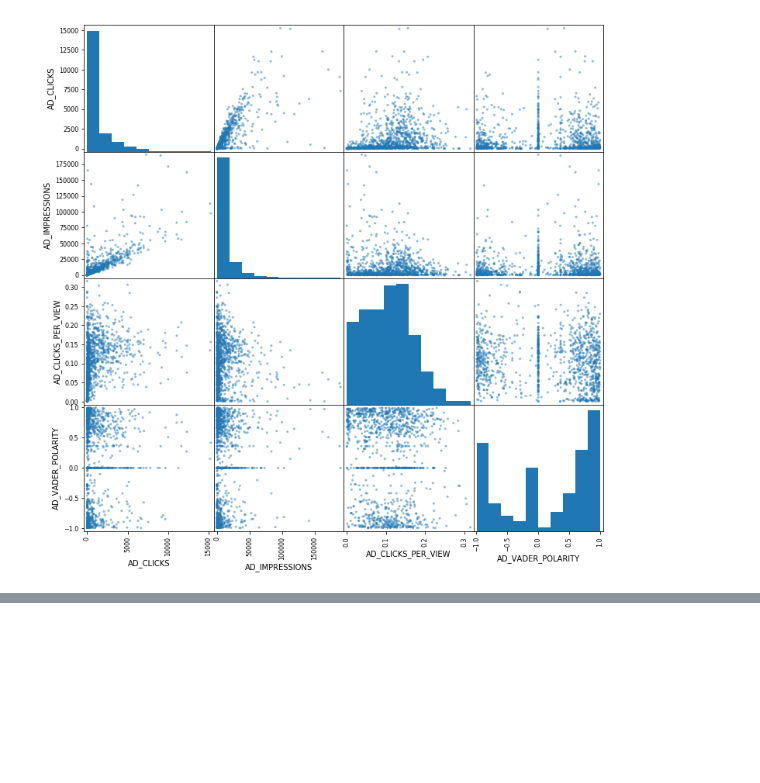
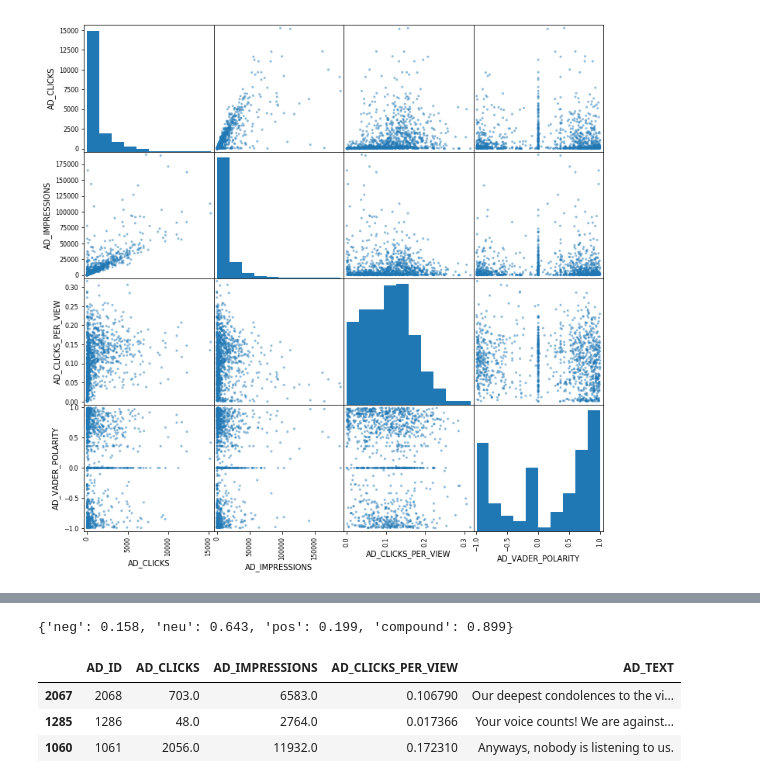
Before and after one commit to JulianJ1/IRA_Facebook_Ads, a Jupyter notebook: Scripts/sentiment_analysis.ipynb, the cells around one changed output, grey strips where cells are left out. Cells and saved outputs as stored; diff of their text form; code cells hidden in the pictures; blank space fills up the shorter version.

```diff
--- a/Scripts/sentiment_analysis.ipynb
+++ b/Scripts/sentiment_analysis.ipynb
@@ -455,0 +473,11 @@ ira_data['AD_TEXT'].iloc[345]
+# %%
+sid.polarity_scores(str(ira_data[ira_data['AD_ID']==725]['AD_TEXT']))
+# %% [output]
+{'neg': 0.158, 'neu': 0.643, 'pos': 0.199, 'compound': 0.899}
+# %%
+ira_data[['AD_ID', 'AD_CLICKS', 'AD_IMPRESSIONS', 'AD_CLICKS_PER_VIEW', 'AD_TEXT']].sample(3)
+# %% [output]
+|  | AD_ID | AD_CLICKS | AD_IMPRESSIONS | AD_CLICKS_PER_VIEW | AD_TEXT |
+| 2067 | 2068 | 703.0 | 6583.0 | 0.106790 | Our deepest condolences to the vi... |
+| 1285 | 1286 | 48.0 | 2764.0 | 0.017366 | Your voice counts! We are against... |
+| 1060 | 1061 | 2056.0 | 11932.0 | 0.172310 | Anyways, nobody is listening to us. |
```
Also changed, not shown: parts of 11 cells of this notebook, 1 other file.
